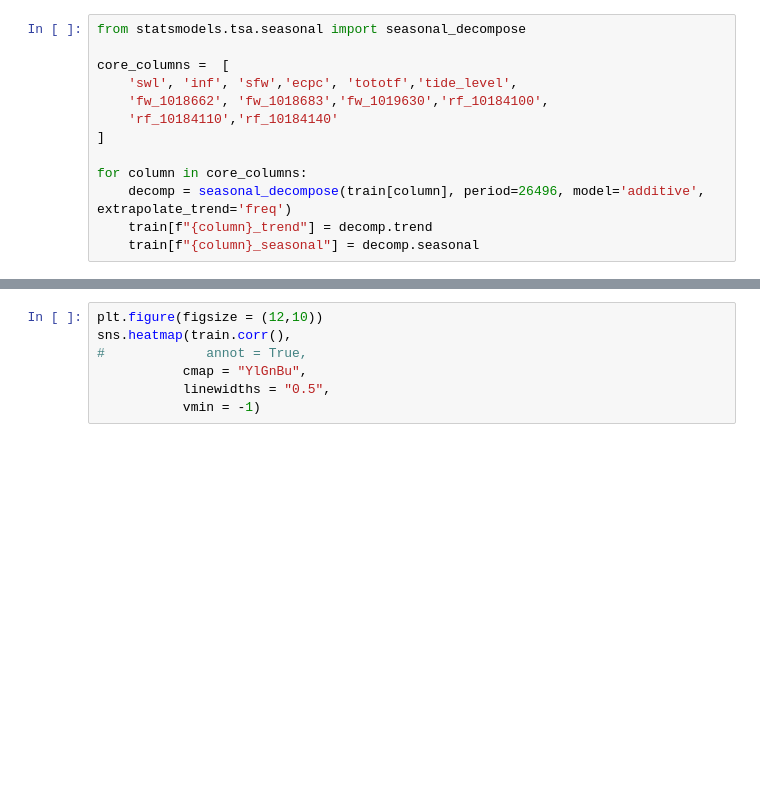
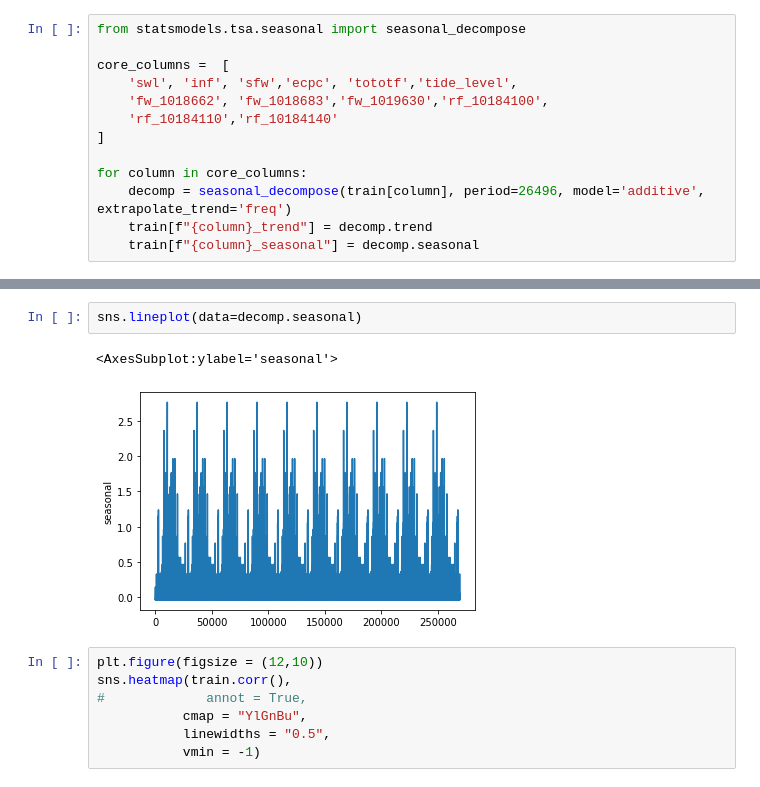
Before and after one commit to whatsasolo/Prediction-of-Water, a Jupyter notebook: Prediction of Water Level.ipynb, the cells around one changed output, grey strips where cells are left out. Saved outputs shown, nothing was run; the diff lists cells and outputs as text; blank space fills up the shorter version.

```diff
--- a/Prediction of Water Level.ipynb
+++ b/Prediction of Water Level.ipynb
@@ -565,3 +533,8 @@ for column in core_columns:
+# %%
+sns.lineplot(data=decomp.seasonal)
+# %% [output]
+<AxesSubplot:ylabel='seasonal'>
+[figure, added]
 # %%
 plt.figure(figsize = (12,10))
 sns.heatmap(train.corr(),
```
Also changed, not shown: parts of 16 cells of this notebook.
